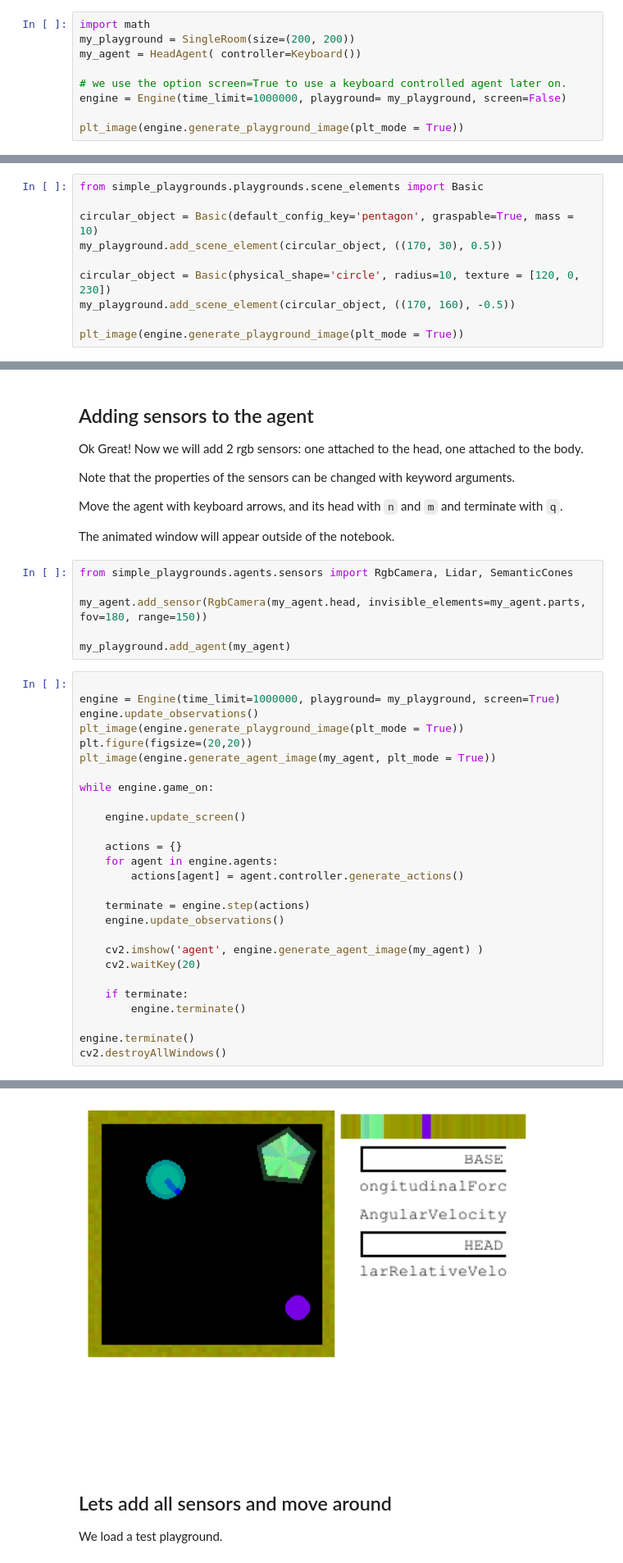
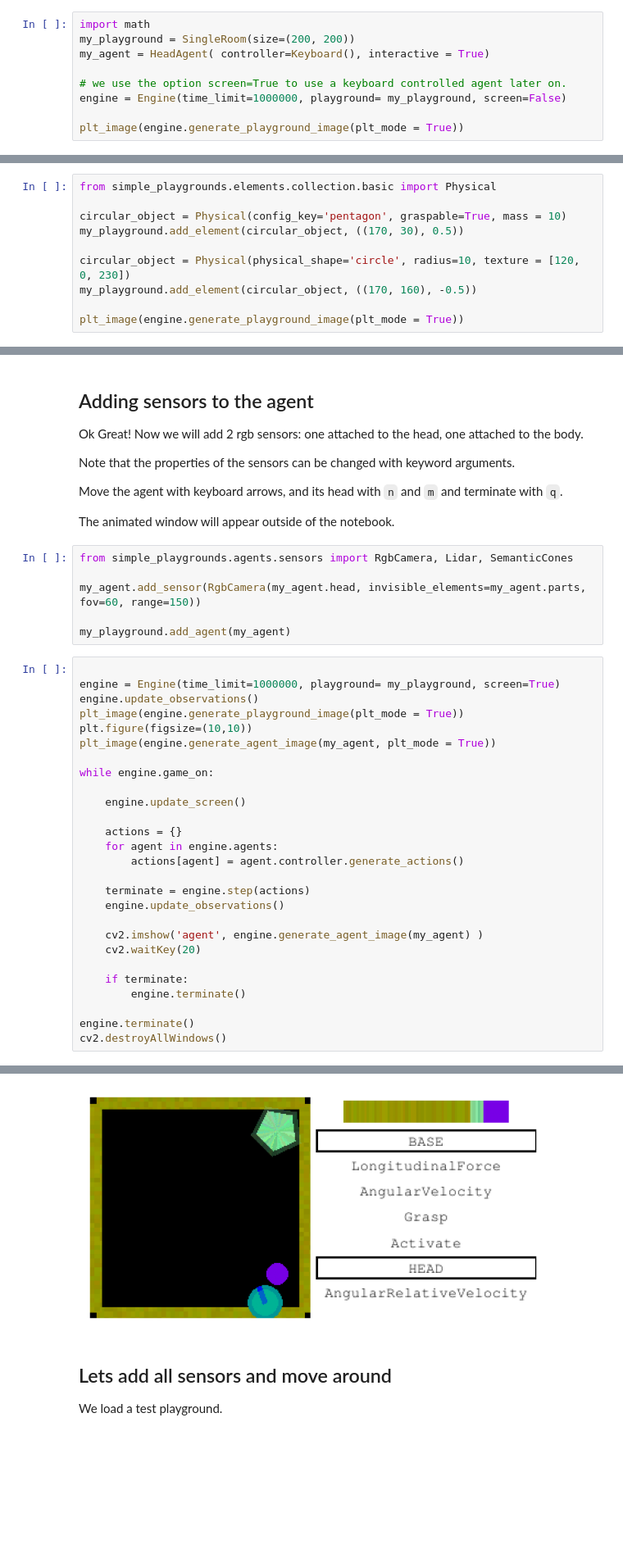
Before and after one commit to gaorkl/simple-playgrounds, a Jupyter notebook: tutorials/jupyter/06_Agents.ipynb, the cells around one changed output, grey strips where cells are left out. Shown at 82% size. Drawn from its saved outputs; the diff is of its cells as text; blank space fills up the shorter version.

```diff
--- a/tutorials/jupyter/06_Agents.ipynb
+++ b/tutorials/jupyter/06_Agents.ipynb
@@ -27,7 +27,7 @@ Hello from the pygame community. https://www.pygame.org/contribute.html
 # %%
 import math
 my_playground = SingleRoom(size=(200, 200))
-my_agent = HeadAgent( controller=Keyboard())
+my_agent = HeadAgent( controller=Keyboard(), interactive = True)
 
 # we use the option screen=True to use a keyboard controlled agent later on.
 engine = Engine(time_limit=1000000, playground= my_playground, screen=False)
@@ -40,13 +40,13 @@ plt_image(engine.generate_playground_image(plt_mode = True))
 
 Now lets add some scene element to the playground, that the agent will be able to perceive.
 # %%
-from simple_playgrounds.playgrounds.scene_elements import Basic
+from simple_playgrounds.elements.collection.basic import Physical
 
-circular_object = Basic(default_config_key='pentagon', graspable=True, mass = 10)
-my_playground.add_scene_element(circular_object, ((170, 30), 0.5))
+circular_object = Physical(config_key='pentagon', graspable=True, mass = 10)
+my_playground.add_element(circular_object, ((170, 30), 0.5))
 
-circular_object = Basic(physical_shape='circle', radius=10, texture = [120, 0, 230])
-my_playground.add_scene_element(circular_object, ((170, 160), -0.5))
+circular_object = Physical(physical_shape='circle', radius=10, texture = [120, 0, 230])
+my_playground.add_element(circular_object, ((170, 160), -0.5))
 
 plt_image(engine.generate_playground_image(plt_mode = True))
 # %% [output]
@@ -64,7 +64,7 @@ The animated window will appear outside of the notebook.
 # %%
 from simple_playgrounds.agents.sensors import RgbCamera, Lidar, SemanticCones
 
-my_agent.add_sensor(RgbCamera(my_agent.head, invisible_elements=my_agent.parts, fov=180, range=150))
+my_agent.add_sensor(RgbCamera(my_agent.head, invisible_elements=my_agent.parts, fov=60, range=150))
 
 my_playground.add_agent(my_agent)
 # %%
@@ -72,7 +72,7 @@ my_playground.add_agent(my_agent)
 engine = Engine(time_limit=1000000, playground= my_playground, screen=True)
 engine.update_observations()
 plt_image(engine.generate_playground_image(plt_mode = True))
-plt.figure(figsize=(20,20))
+plt.figure(figsize=(10,10))
 plt_image(engine.generate_agent_image(my_agent, plt_mode = True))
 
 while engine.game_on:
@@ -99,4 +99,4 @@ cv2.destroyAllWindows()
-[figure, old version]
+[figure, new version]
 # %% [markdown]
 ## Lets add all sensors and move around
 
```
Also changed, not shown: parts of 6 cells of this notebook, 14 other files.
